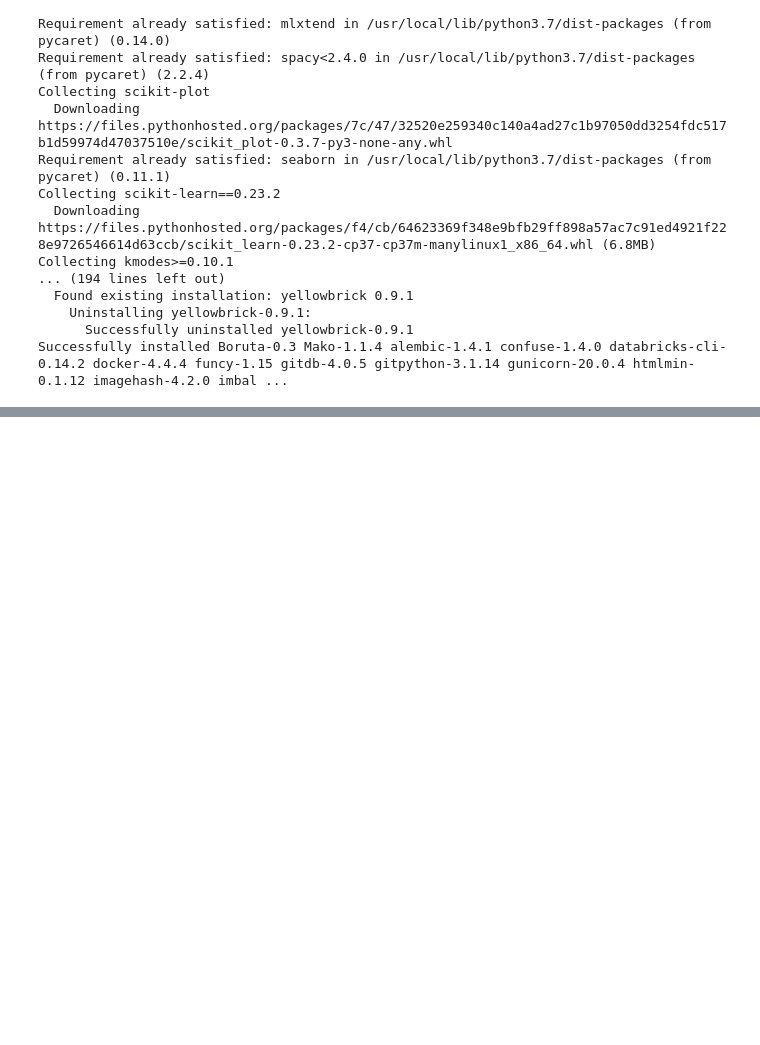
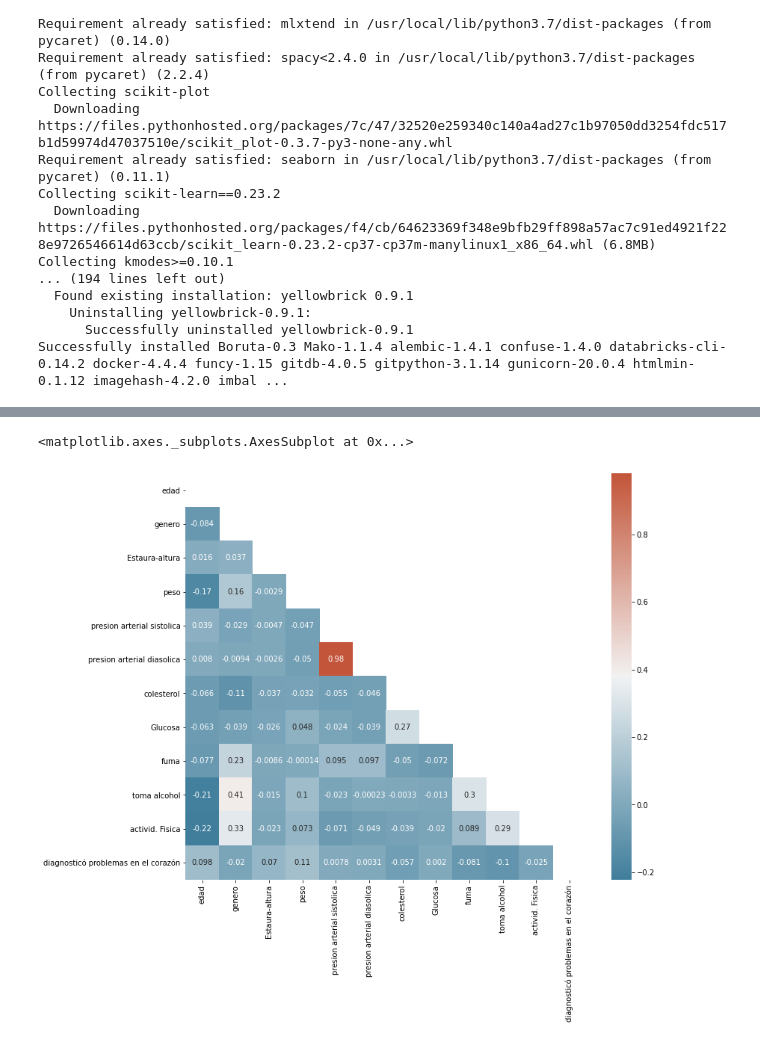
Before and after one commit to mleyvaz/AV, a Jupyter notebook: Enfermedades_cardiovasculares.ipynb, the cells around one changed output, grey strips where cells are left out. Saved outputs shown, nothing was run; the diff lists cells and outputs as text; code cells hidden in the pictures; blank space fills up the shorter version.

```diff
--- a/Enfermedades_cardiovasculares.ipynb
+++ b/Enfermedades_cardiovasculares.ipynb
@@ -45,2 +29,2 @@ import pandas as pd
 # %%
-data=pd.read_excel("https://github.com/mleyvaz/manabi/blob/main/datos%20de%20enferm.%20cardiovascular25-02.xlsx?raw=true")
+df=pd.read_excel("https://github.com/mleyvaz/manabi/blob/main/datos%20de%20enferm.%20cardiovascular25-02.xlsx?raw=true")
@@ -82,0 +31,24 @@ Successfully installed requests-2.25.1
+# %%
+#
+# Correlation between different variables
+#
+corr = df.corr()
+#
+# Set up the matplotlib plot configuration
+#
+f, ax = plt.subplots(figsize=(12, 10))
+#
+# Generate a mask for upper traingle
+#
+mask = np.triu(np.ones_like(corr, dtype=bool))
+#
+# Configure a custom diverging colormap
+#
+cmap = sns.diverging_palette(230, 20, as_cmap=True)
+#
+# Draw the heatmap
+#
+sns.heatmap(corr, annot=True, mask = mask, cmap=cmap)
+# %% [output]
+<matplotlib.axes._subplots.AxesSubplot at 0x...>
+[figure, added]
```
Also changed, not shown: parts of 5 cells of this notebook.
